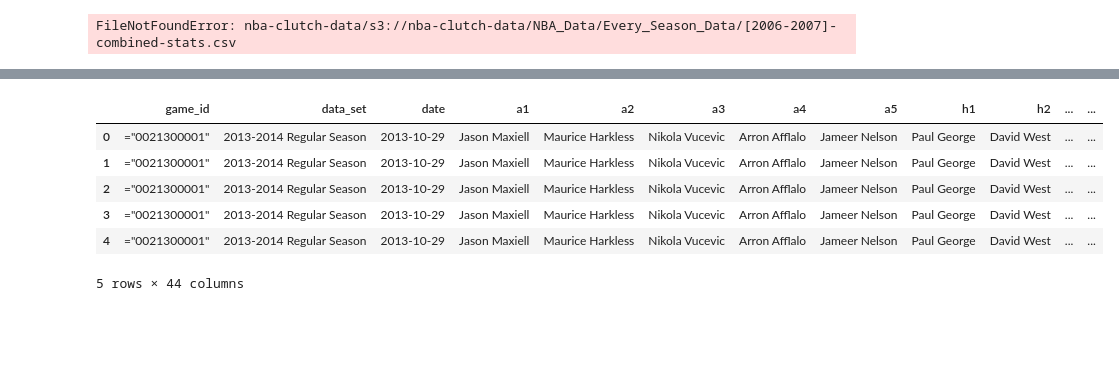
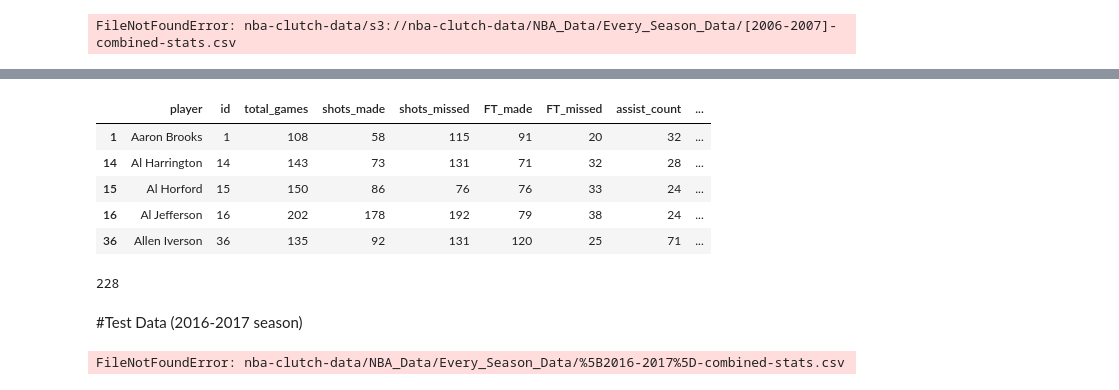
Before and after one commit to deepakchandi/clutch-baller, a Jupyter notebook: all_data.ipynb, the cells around one changed output, grey strips where cells are left out. Drawn from its saved outputs; the diff is of its cells as text; code cells hidden in the pictures; blank space fills up the shorter version.

Commit message:
train data done

```diff
--- a/all_data.ipynb
+++ b/all_data.ipynb
@@ -46,10 +142,33 @@ eleventh = pd.read_csv('s3://nba-clutch-data/NBA_Data/Every_Season_Data/[2014-20
+# %%
+cols = ['id', 'total_games', 'shots_made', 'shots_missed', 'FT_made', 'FT_missed','assist_count', 'off_rebound','total_rebound','total_blocks']
+def cols_float_to_int(cols, df):
+    for col in cols:
+        df[col]= df[col].astype(int)
+
+    return df
+# %%
+full_clutch_stats = cols_float_to_int(cols, full_clutch_stats)
+# %%
+full_clutch_stats['league_avg'] = full_clutch_stats['shooting%'].mean()
+# %%
+full_clutch_stats['total_shots'] =full_clutch_stats['shots_made']+full_clutch_stats['shots_missed']
+full_clutch_stats['is_clutch'] = (full_clutch_stats['shooting%'] > full_clutch_stats['league_avg']) & (full_clutch_stats['total_shots']>100)
 # %%
-tenth.head()
+full_clutch_stats.head()
 # %% [output]
-|  | game_id | data_set | date | a1 | a2 | a3 | a4 | a5 | h1 | h2 | ... | ... |
-| 0 | ="0021300001" | 2013-2014 Regular Season | 2013-10-29 | Jason Maxiell | Maurice Harkless | Nikola Vucevic | Arron Afflalo | Jameer Nelson | Paul George | David West | ... | ... |
-| 1 | ="0021300001" | 2013-2014 Regular Season | 2013-10-29 | Jason Maxiell | Maurice Harkless | Nikola Vucevic | Arron Afflalo | Jameer Nelson | Paul George | David West | ... | ... |
-| 2 | ="0021300001" | 2013-2014 Regular Season | 2013-10-29 | Jason Maxiell | Maurice Harkless | Nikola Vucevic | Arron Afflalo | Jameer Nelson | Paul George | David West | ... | ... |
-| 3 | ="0021300001" | 2013-2014 Regular Season | 2013-10-29 | Jason Maxiell | Maurice Harkless | Nikola Vucevic | Arron Afflalo | Jameer Nelson | Paul George | David West | ... | ... |
-| 4 | ="0021300001" | 2013-2014 Regular Season | 2013-10-29 | Jason Maxiell | Maurice Harkless | Nikola Vucevic | Arron Afflalo | Jameer Nelson | Paul George | David West | ... | ... |
+|  | player | id | total_games | shots_made | shots_missed | FT_made | FT_missed | assist_count | ... |
+| 1 | Aaron Brooks | 1 | 108 | 58 | 115 | 91 | 20 | 32 | ... |
+| 14 | Al Harrington | 14 | 143 | 73 | 131 | 71 | 32 | 28 | ... |
+| 15 | Al Horford | 15 | 150 | 86 | 76 | 76 | 33 | 24 | ... |
+| 16 | Al Jefferson | 16 | 202 | 178 | 192 | 79 | 38 | 24 | ... |
+| 36 | Allen Iverson | 36 | 135 | 92 | 131 | 120 | 25 | 71 | ... |
-5 rows × 44 columns
+# %%
+full_clutch_stats['player'].value_counts().count()
+# %% [output]
+228
+# %% [markdown]
+#Test Data (2016-2017 season)
+# %%
+test_df = pd.read_csv('s3://nba-clutch-data/NBA_Data/Every_Season_Data/%5B2016-2017%5D-combined-stats.csv')
+# %% [output]
+FileNotFoundError: nba-clutch-data/NBA_Data/Every_Season_Data/%5B2016-2017%5D-combined-stats.csv
```
Also changed, not shown: parts of 34 cells of this notebook.
